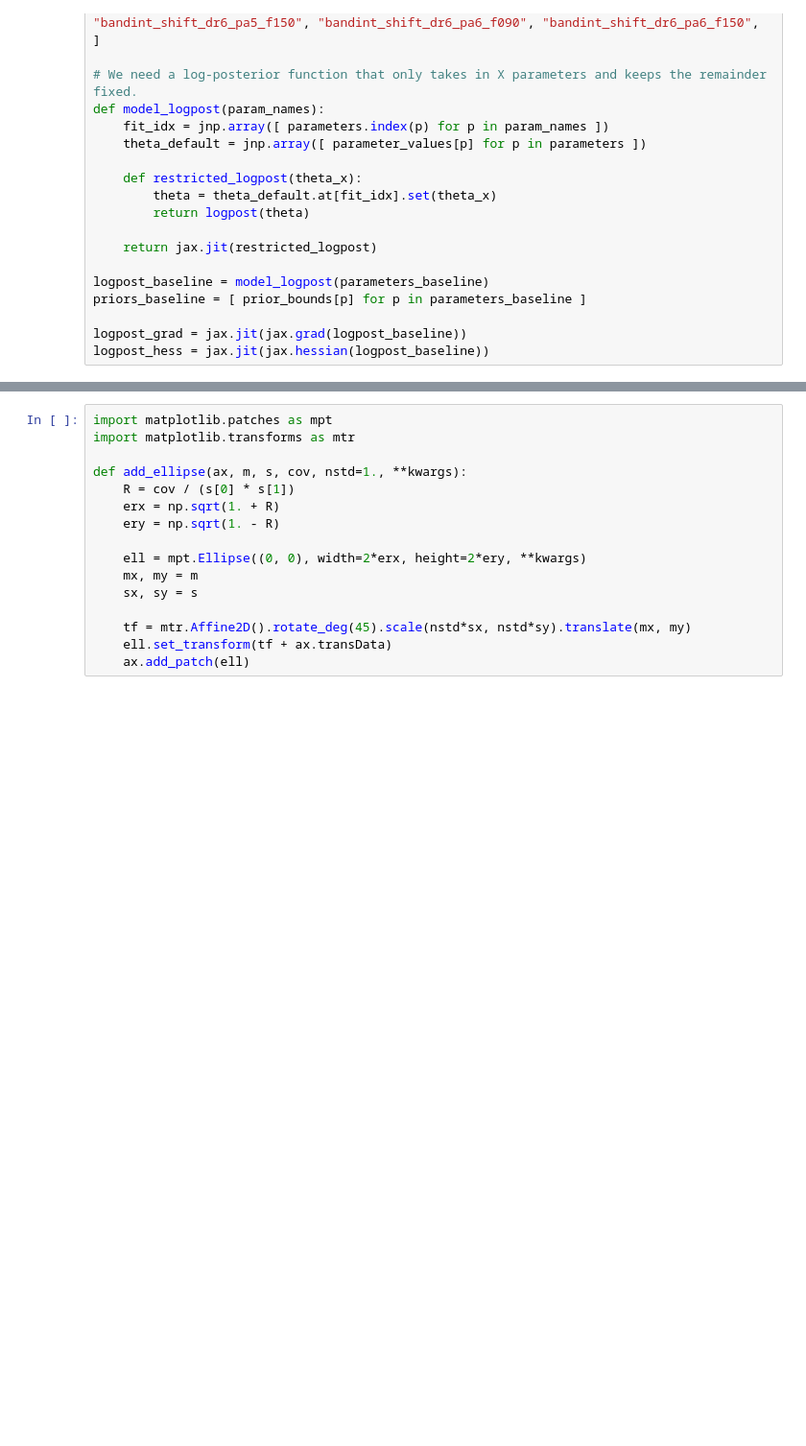
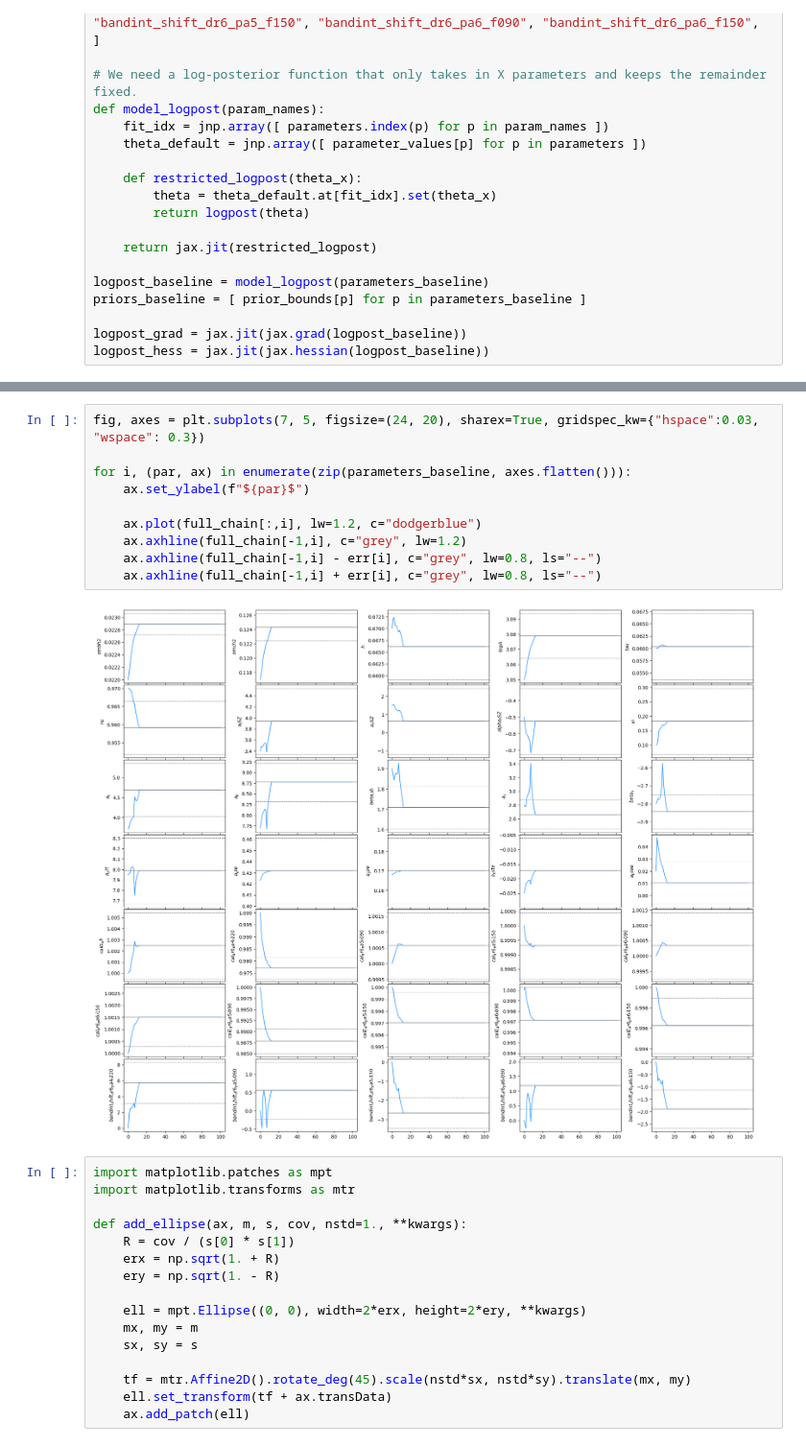
Before and after one commit to HTJense/dflike, a Jupyter notebook: notebooks/03_Cosmology.ipynb, the cells around one changed output, grey strips where cells are left out. Shown at 96% size. Cells and saved outputs as stored; diff of their text form; blank space fills up the shorter version.

```diff
--- a/notebooks/03_Cosmology.ipynb
+++ b/notebooks/03_Cosmology.ipynb
@@ -320,3 +337,15 @@ axes[-1].set_xlabel(r"Step");
+# %%
+fig, axes = plt.subplots(7, 5, figsize=(24, 20), sharex=True, gridspec_kw={"hspace":0.03, "wspace": 0.3})
+
+for i, (par, ax) in enumerate(zip(parameters_baseline, axes.flatten())):
+    ax.set_ylabel(f"${par}$")
+
+    ax.plot(full_chain[:,i], lw=1.2, c="dodgerblue")
+    ax.axhline(full_chain[-1,i], c="grey", lw=1.2)
+    ax.axhline(full_chain[-1,i] - err[i], c="grey", lw=0.8, ls="--")
+    ax.axhline(full_chain[-1,i] + err[i], c="grey", lw=0.8, ls="--")
+# %% [output]
+[figure, added]
 # %%
 import matplotlib.patches as mpt
 import matplotlib.transforms as mtr
```
Also changed, not shown: parts of 5 cells of this notebook, 8 other files.
